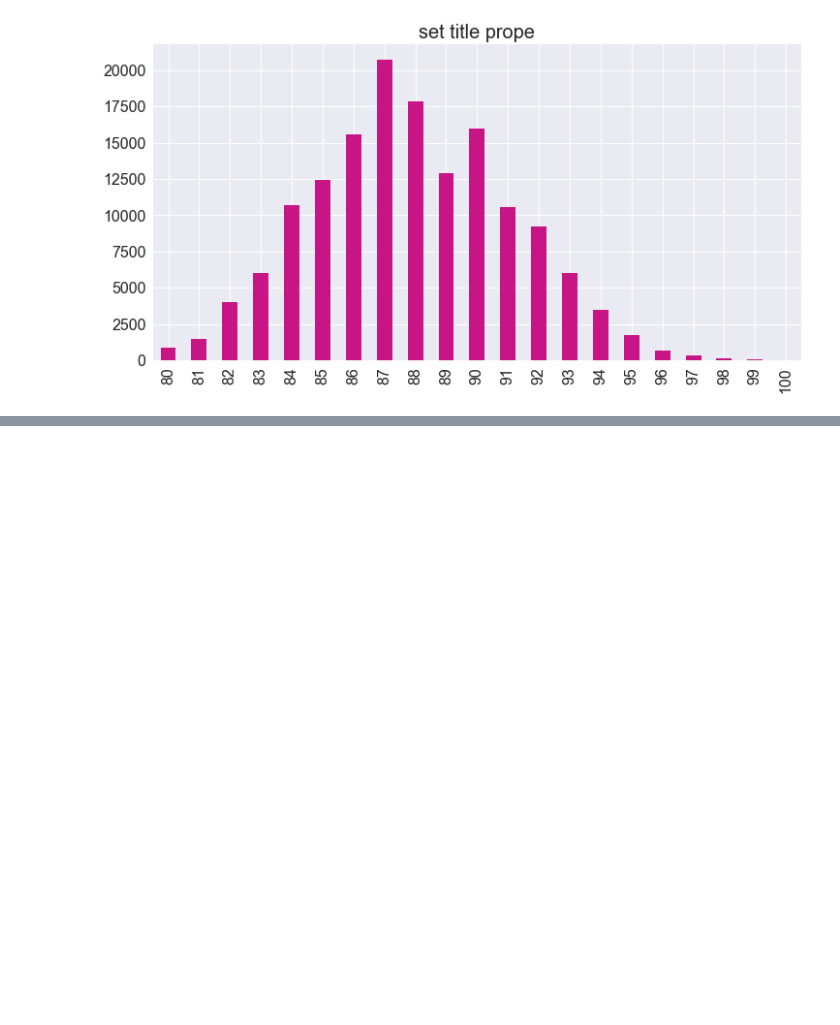
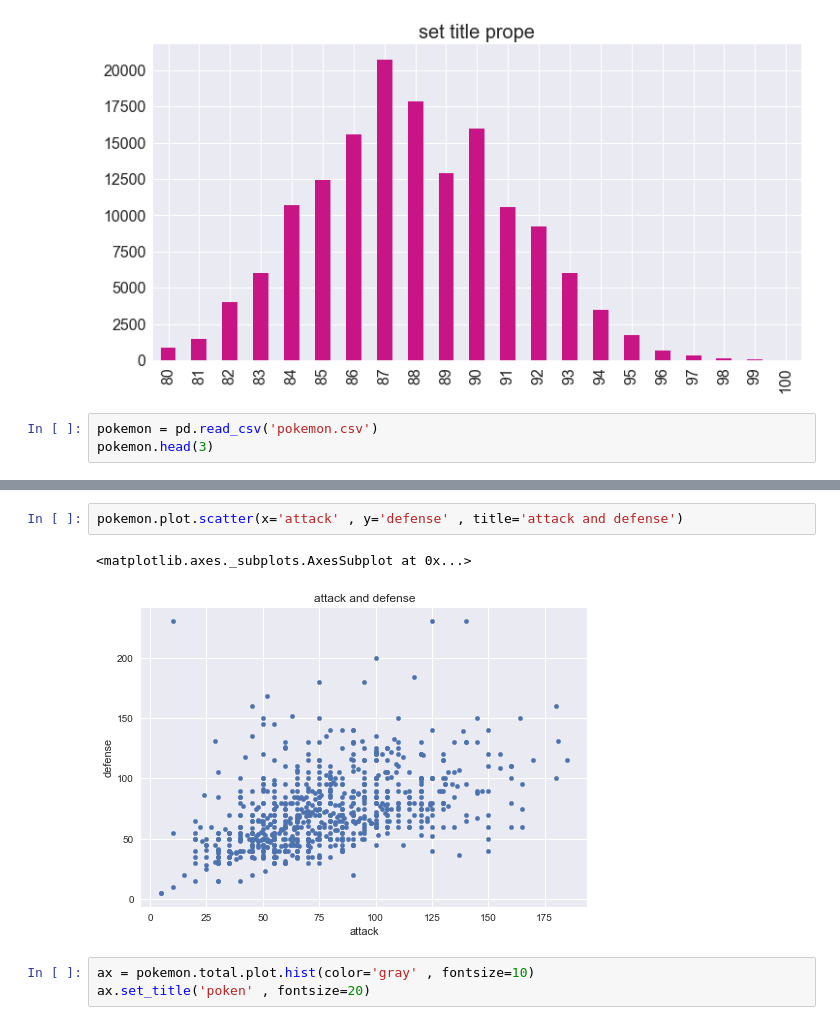
Before and after one commit to colorfulclouds/tensorflow2, a Jupyter notebook: data visualisation primer/seaborn_title_advanced-apply.ipynb, the cells around one changed output, grey strips where cells are left out. Drawn from its saved outputs; the diff is of its cells as text; blank space fills up the shorter version.

```diff
--- a/data visualisation primer/Untitled1.ipynb
+++ b/data visualisation primer/seaborn_title_advanced-apply.ipynb
@@ -62,3 +62,6 @@ ax.set_title('set title prope' , fontsize=20)
 sns.despine(bottom=True , left=True)
 # %% [output]
 [figure]
+# %%
+pokemon = pd.read_csv('pokemon.csv')
+pokemon.head(3)
@@ -64,0 +74,8 @@ sns.despine(bottom=True , left=True)
+# %%
+pokemon.plot.scatter(x='attack' , y='defense' , title='attack and defense')
+# %% [output]
+<matplotlib.axes._subplots.AxesSubplot at 0x...>
+[figure, added]
+# %%
+ax = pokemon.total.plot.hist(color='gray' , fontsize=10)
+ax.set_title('poken' , fontsize=20)
```
Also changed, not shown: parts of 1 cell of this notebook, 2 other files.
